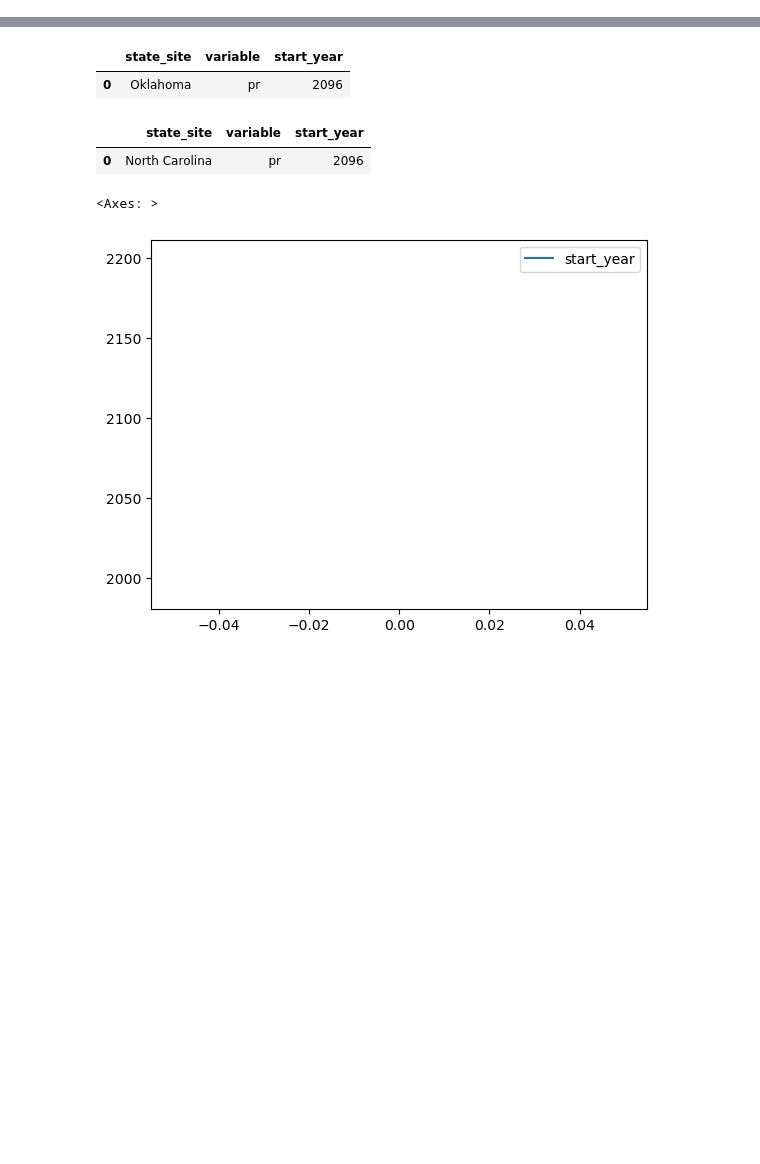
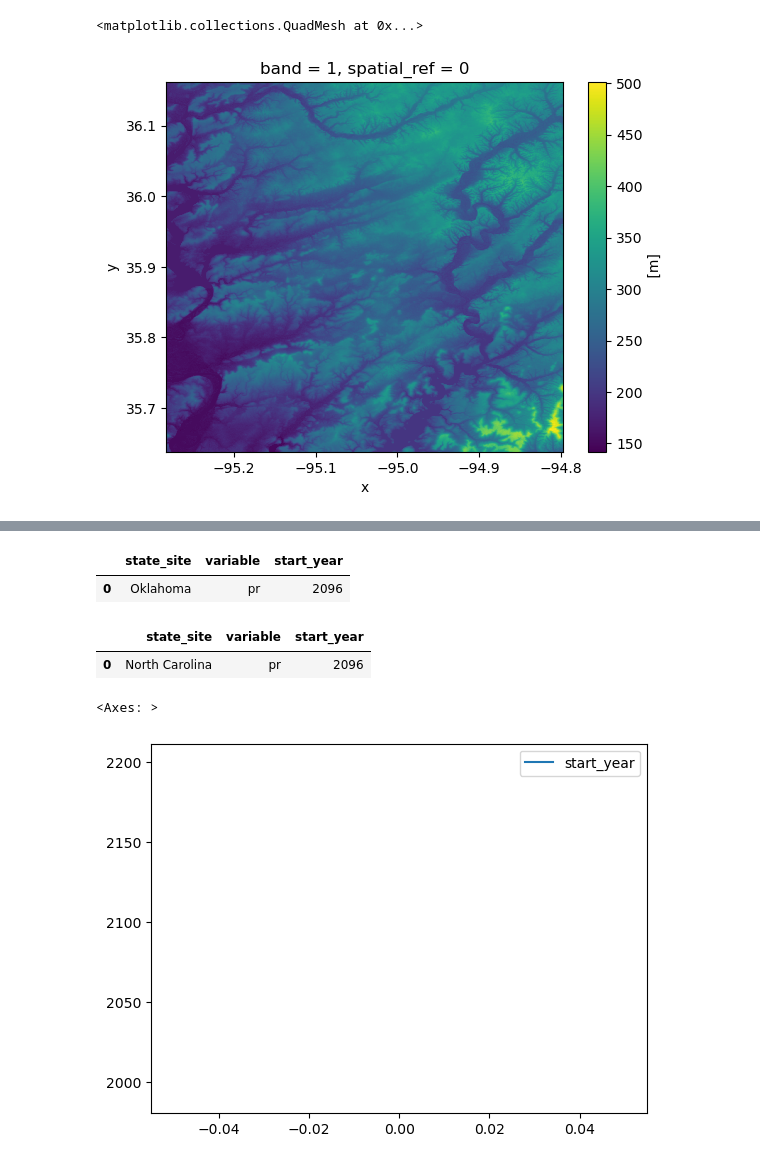
Before and after one commit to BioNCphilic/rivercane, a Jupyter notebook: rivercane_notebooks/rivercane-41-calculations.ipynb, the cells around one changed output, grey strips where cells are left out. Drawn from its saved outputs; the diff is of its cells as text; code cells hidden in the pictures; blank space fills up the shorter version.

```diff
--- a/rivercane_notebooks/rivercane-41-calculations.ipynb
+++ b/rivercane_notebooks/rivercane-41-calculations.ipynb
@@ -19,3 +19,8 @@ os.makedirs(data_dir, exist_ok=True)
 # %%
 # Retrieve location data
 %store -r
+# %%
+ok_srtm_da.plot()
+# %% [output]
+<matplotlib.collections.QuadMesh at 0x...>
+[figure, added]
```
Also changed, not shown: parts of 1 cell of this notebook, 3 other files.
